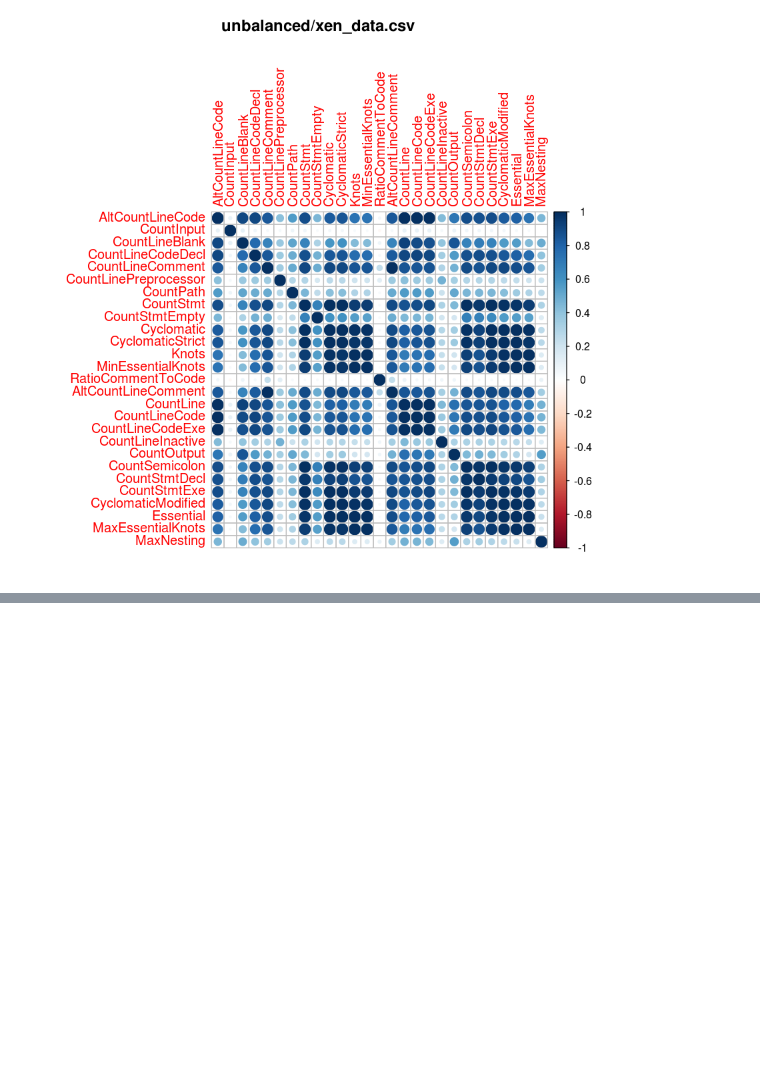
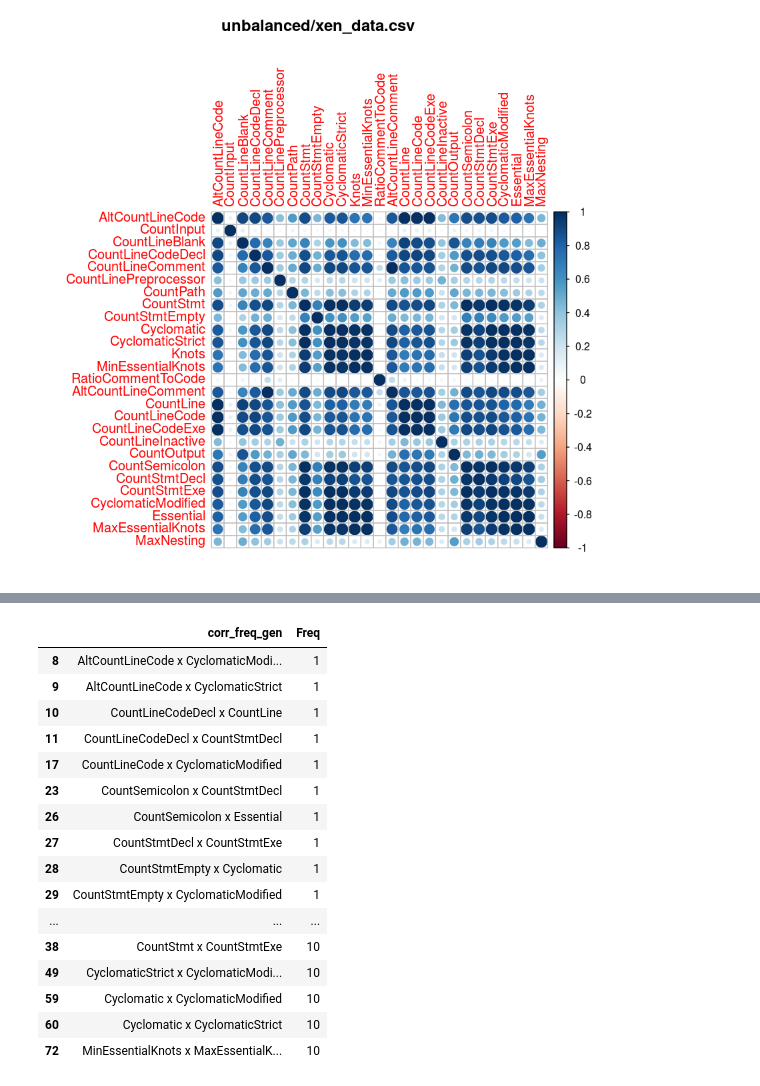
Before and after one commit to jcarlosadm/classes, a Jupyter notebook: data_mining/works/03_vulnerability_dataset/vulnerability_dataset.ipynb, the cells around one changed output, grey strips where cells are left out. Drawn from its saved outputs; the diff is of its cells as text; code cells hidden in the pictures; blank space fills up the shorter version.

```diff
--- a/data_mining/works/03_vulnerability_dataset/vulnerability_dataset.ipynb
+++ b/data_mining/works/03_vulnerability_dataset/vulnerability_dataset.ipynb
@@ -34,0 +84,21 @@ for(i in 1:5) {
+# %%
+dt <- as.data.frame(table(corr_freq_gen))
+dt[order(dt$Freq),]
+# %% [output]
+|  | corr_freq_gen | Freq |
+| 8 | AltCountLineCode x CyclomaticModi... | 1 |
+| 9 | AltCountLineCode x CyclomaticStrict | 1 |
+| 10 | CountLineCodeDecl x CountLine | 1 |
+| 11 | CountLineCodeDecl x CountStmtDecl | 1 |
+| 17 | CountLineCode x CyclomaticModified | 1 |
+| 23 | CountSemicolon x CountStmtDecl | 1 |
+| 26 | CountSemicolon x Essential | 1 |
+| 27 | CountStmtDecl x CountStmtExe | 1 |
+| 28 | CountStmtEmpty x Cyclomatic | 1 |
+| 29 | CountStmtEmpty x CyclomaticModified | 1 |
+| ... | ... | ... |
+| 38 | CountStmt x CountStmtExe | 10 |
+| 49 | CyclomaticStrict x CyclomaticModi... | 10 |
+| 59 | Cyclomatic x CyclomaticModified | 10 |
+| 60 | Cyclomatic x CyclomaticStrict | 10 |
+| 72 | MinEssentialKnots x MaxEssentialK... | 10 |
```
Also changed, not shown: parts of 5 cells of this notebook, 1 other file.
